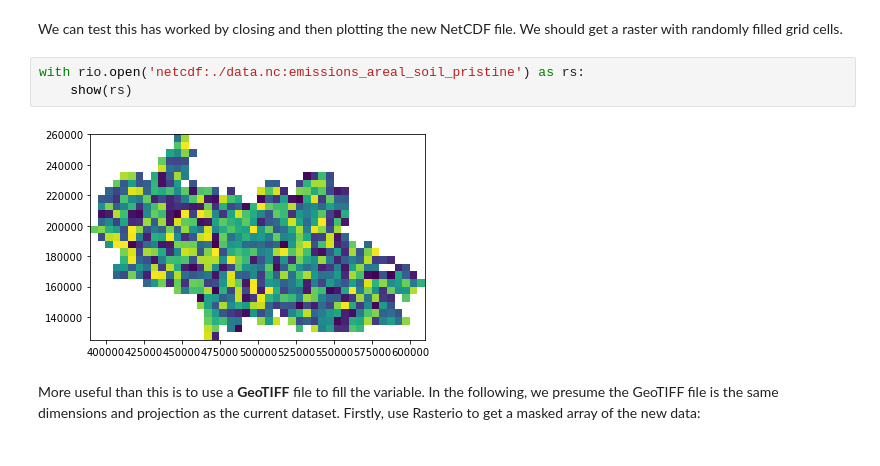
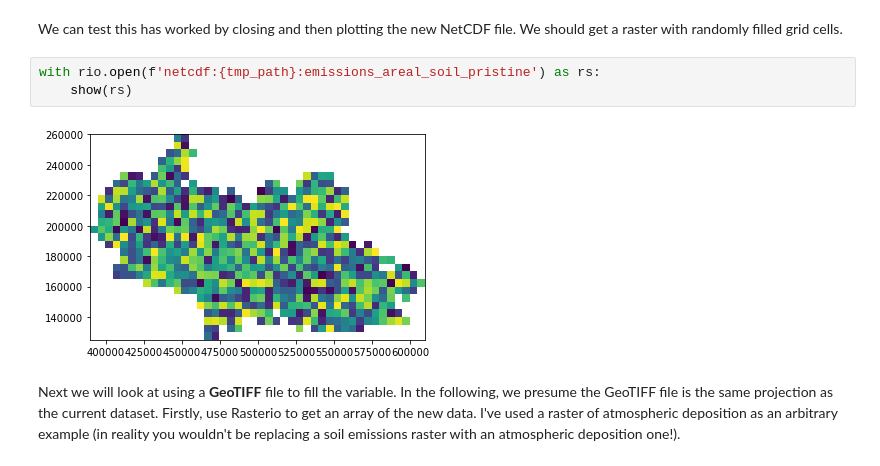
Before and after one commit to samharrison7/nanosolveit-nb, a Jupyter notebook: 2020-03-26_modifying-nanofase-input-data.ipynb, the cells around one changed output. Cells and saved outputs as stored; diff of their text form.

Commit message:
Finished areal emissions tif example.

```diff
--- a/2020-03-26_modifying-nanofase-input-data.ipynb
+++ b/2020-03-26_modifying-nanofase-input-data.ipynb
@@ -82,9 +88,9 @@ nc.close()
 # %% [markdown]
 We can test this has worked by closing and then plotting the new NetCDF file. We should get a raster with randomly filled grid cells.
 # %%
-with rio.open('netcdf:./data.nc:emissions_areal_soil_pristine') as rs:
+with rio.open(f'netcdf:{tmp_path}:emissions_areal_soil_pristine') as rs:
     show(rs)
 # %% [output]
-[figure, old version]
+[figure, new version]
 # %% [markdown]
-More useful than this is to use a **GeoTIFF** file to fill the variable. In the following, we presume the GeoTIFF file is the same dimensions and projection as the current dataset. Firstly, use Rasterio to get a masked array of the new data:
+Next we will look at using a **GeoTIFF** file to fill the variable. In the following, we presume the GeoTIFF file is the same projection as the current dataset. Firstly, use Rasterio to get an array of the new data. I've used a raster of atmospheric deposition as an arbitrary example (in reality you wouldn't be replacing a soil emissions raster with an atmospheric deposition one!).
```
Also changed, not shown: parts of 9 cells of this notebook, 5 other files.
